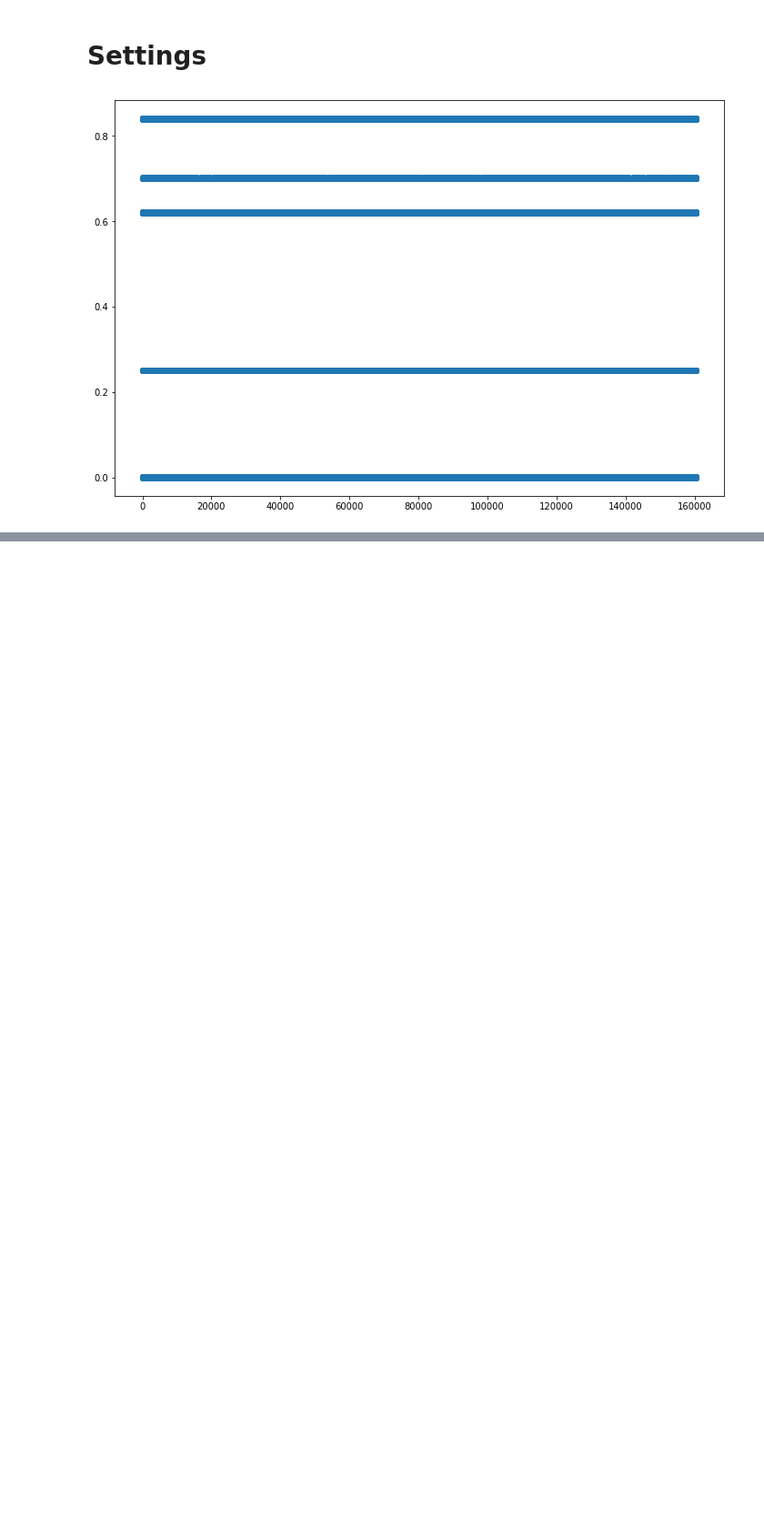
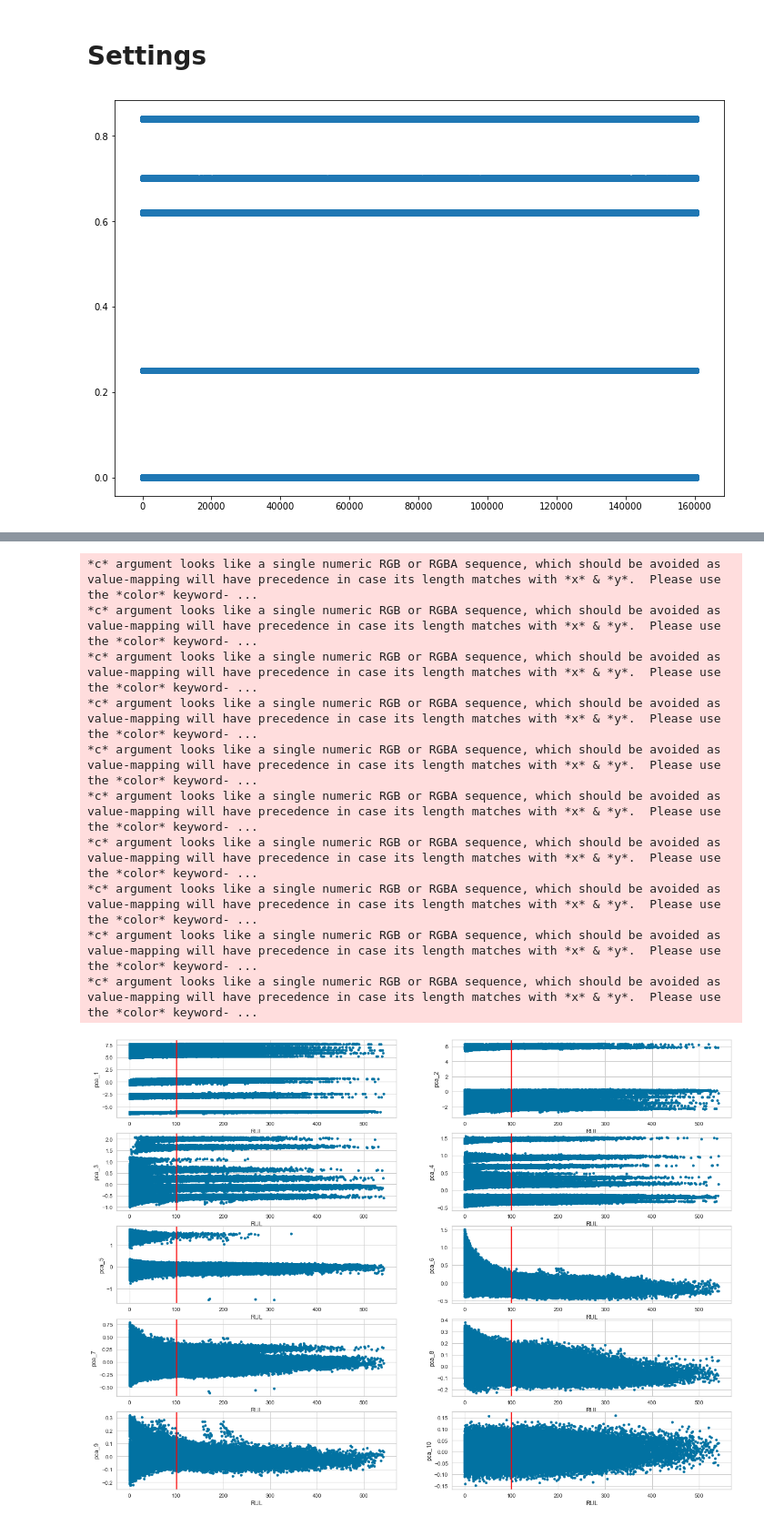
Before and after one commit to MilCL/Predictive_maintenance, a Jupyter notebook: EDA.ipynb, the cells around one changed output, grey strips where cells are left out. Shown at 91% size. Drawn from its saved outputs; the diff is of its cells as text; code cells hidden in the pictures; blank space fills up the shorter version.

```diff
--- a/EDA.ipynb
+++ b/EDA.ipynb
@@ -96,0 +238,29 @@ plt.show()
+# %%
+class PCA_Reduction() :
+    def __init__(self, n_components = 5, drop = True) :
+        self.n_components = n_components
+        self.pca = PCA(n_components = self.n_components)
+        self.to_reduce = ['op_setting_' + str(i) for i in range(1,4)] + ['sensor_' + str(i) for i in range(1,22)]
+        self.drop = drop
+        pass
+
+    def fit_transform(self, X, y=None) :
+        X_ = X.copy()
+        comp_features = ['pca_' + str(i) for i in range(1,self.n_components + 1)]
+        X_[comp_features] = self.pca.fit_transform(X_[self.to_reduce])
+        if self.drop :
+            X_.drop(columns = self.to_reduce, inplace = True)
+        return X_
+
+    def transform(self, X, y=None) :
+        X_ = X.copy()
+        comp_features = ['pca_' + str(i) for i in range(1,self.n_components + 1)]
+        X_[comp_features] = self.pca.transform(X_[self.to_reduce])
+        X_.drop(columns = self.to_reduce, inplace = True)
+        return X_
+    def fit(self, X, y=None) :
+        self.pca.fit(X_[self.to_reduce])
+        return self
+
+pca = PCA_Reduction()
+pca.fit_transform(preprocessed)
@@ -96,0 +281,22 @@ plt.show()
+# %%
+n_components = 10
+fig,axes = plt.subplots(5,2, figsize = (20,15))
+for i in range(n_components) :
+    ax = axes[i//2 , i%2]
+    component = 'pca_{}'.format(i+1)
+    preprocessed.plot.scatter(x = 'RUL' , y=component, ax=ax)
+    ax.axvline(x=100, color = 'red')
+
+plt.show()
+# %% [output]
+*c* argument looks like a single numeric RGB or RGBA sequence, which should be avoided as value-mapping will have precedence in case its length matches with *x* & *y*.  Please use the *color* keyword- ...
+*c* argument looks like a single numeric RGB or RGBA sequence, which should be avoided as value-mapping will have precedence in case its length matches with *x* & *y*.  Please use the *color* keyword- ...
+*c* argument looks like a single numeric RGB or RGBA sequence, which should be avoided as value-mapping will have precedence in case its length matches with *x* & *y*.  Please use the *color* keyword- ...
+*c* argument looks like a single numeric RGB or RGBA sequence, which should be avoided as value-mapping will have precedence in case its length matches with *x* & *y*.  Please use the *color* keyword- ...
+*c* argument looks like a single numeric RGB or RGBA sequence, which should be avoided as value-mapping will have precedence in case its length matches with *x* & *y*.  Please use the *color* keyword- ...
+*c* argument looks like a single numeric RGB or RGBA sequence, which should be avoided as value-mapping will have precedence in case its length matches with *x* & *y*.  Please use the *color* keyword- ...
+*c* argument looks like a single numeric RGB or RGBA sequence, which should be avoided as value-mapping will have precedence in case its length matches with *x* & *y*.  Please use the *color* keyword- ...
+*c* argument looks like a single numeric RGB or RGBA sequence, which should be avoided as value-mapping will have precedence in case its length matches with *x* & *y*.  Please use the *color* keyword- ...
+*c* argument looks like a single numeric RGB or RGBA sequence, which should be avoided as value-mapping will have precedence in case its length matches with *x* & *y*.  Please use the *color* keyword- ...
+*c* argument looks like a single numeric RGB or RGBA sequence, which should be avoided as value-mapping will have precedence in case its length matches with *x* & *y*.  Please use the *color* keyword- ...
+[figure, added]
```
Also changed, not shown: parts of 36 cells of this notebook, 4 other files.
